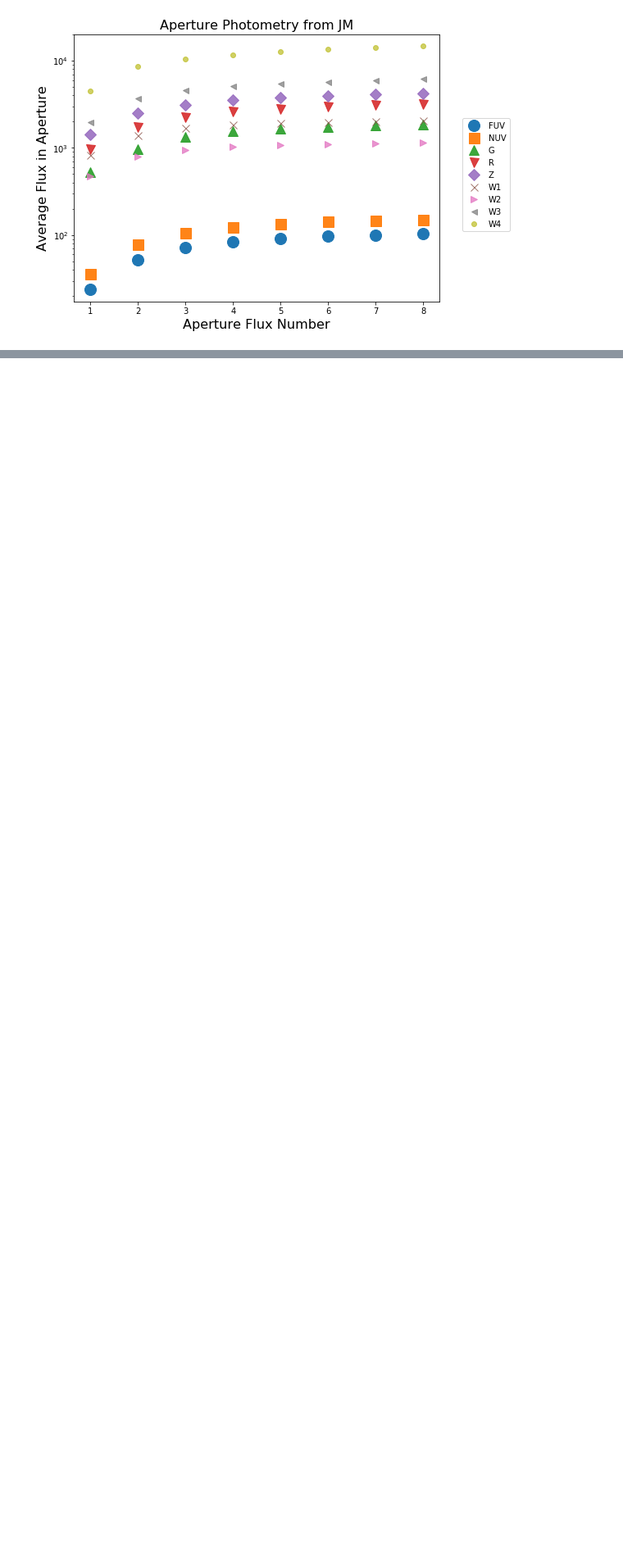
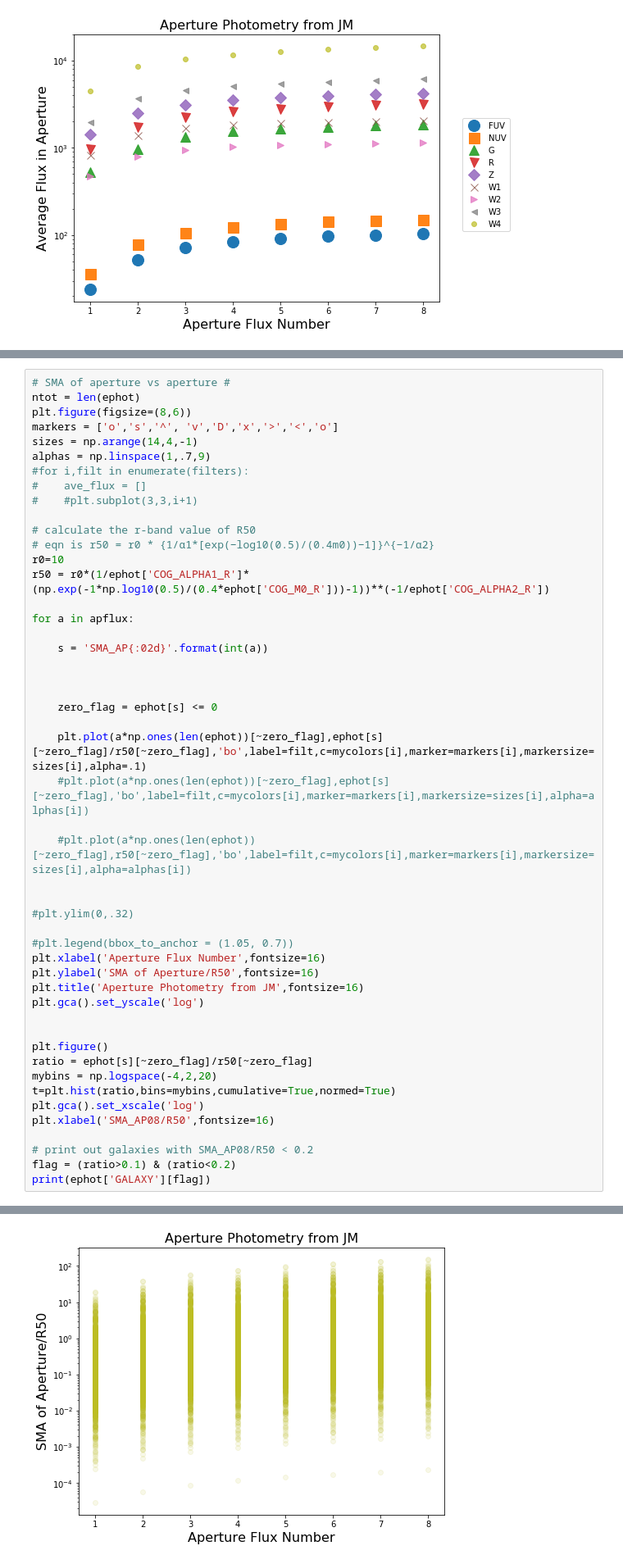
Before and after one commit to rfinn/virgoseds, a Jupyter notebook: notebooks/creating-magphys-input-files.ipynb, the cells around one changed output, grey strips where cells are left out. Shown at 82% size. Cells and saved outputs as stored; diff of their text form; blank space fills up the shorter version.

```diff
--- a/notebooks/creating-magphys-input-files.ipynb
+++ b/notebooks/creating-magphys-input-files.ipynb
@@ -514,0 +584,50 @@ for i in np.arange(26,23,-.5): print(i)
+# %%
+# SMA of aperture vs aperture #
+ntot = len(ephot)
+plt.figure(figsize=(8,6))
+markers = ['o','s','^', 'v','D','x','>','<','o']
+sizes = np.arange(14,4,-1)
+alphas = np.linspace(1,.7,9)
+#for i,filt in enumerate(filters):
+#    ave_flux = []
+#    #plt.subplot(3,3,i+1)
+
+# calculate the r-band value of R50
+# eqn is r50 = r0 * {1/α1*[exp(−log10(0.5)/(0.4m0))−1]}^{−1/α2}
+r0=10
+r50 = r0*(1/ephot['COG_ALPHA1_R']*(np.exp(-1*np.log10(0.5)/(0.4*ephot['COG_M0_R']))-1))**(-1/ephot['COG_ALPHA2_R'])
+
+for a in apflux:
+
+    s = 'SMA_AP{:02d}'.format(int(a))
+
+
+
+    zero_flag = ephot[s] <= 0
+
+    plt.plot(a*np.ones(len(ephot))[~zero_flag],ephot[s][~zero_flag]/r50[~zero_flag],'bo',label=filt,c=mycolors[i],marker=markers[i],markersize=sizes[i],alpha=.1)
+    #plt.plot(a*np.ones(len(ephot))[~zero_flag],ephot[s][~zero_flag],'bo',label=filt,c=mycolors[i],marker=markers[i],markersize=sizes[i],alpha=alphas[i])
+
+    #plt.plot(a*np.ones(len(ephot))[~zero_flag],r50[~zero_flag],'bo',label=filt,c=mycolors[i],marker=markers[i],markersize=sizes[i],alpha=alphas[i])
+
+
+#plt.ylim(0,.32)
+
+#plt.legend(bbox_to_anchor = (1.05, 0.7))
+plt.xlabel('Aperture Flux Number',fontsize=16)
+plt.ylabel('SMA of Aperture/R50',fontsize=16)
+plt.title('Aperture Photometry from JM',fontsize=16)
+plt.gca().set_yscale('log')
+
+
+plt.figure()
+ratio = ephot[s][~zero_flag]/r50[~zero_flag]
+mybins = np.logspace(-4,2,20)
+t=plt.hist(ratio,bins=mybins,cumulative=True,normed=True)
+plt.gca().set_xscale('log')
+plt.xlabel('SMA_AP08/R50',fontsize=16)
+
+# print out galaxies with SMA_AP08/R50 < 0.2
+flag = (ratio>0.1) & (ratio<0.2)
+print(ephot['GALAXY'][flag])
+# %% [output]
@@ -514,0 +652 @@ for i in np.arange(26,23,-.5): print(i)
+[figure, added]
```
Also changed, not shown: parts of 21 cells of this notebook, 3 other files.
